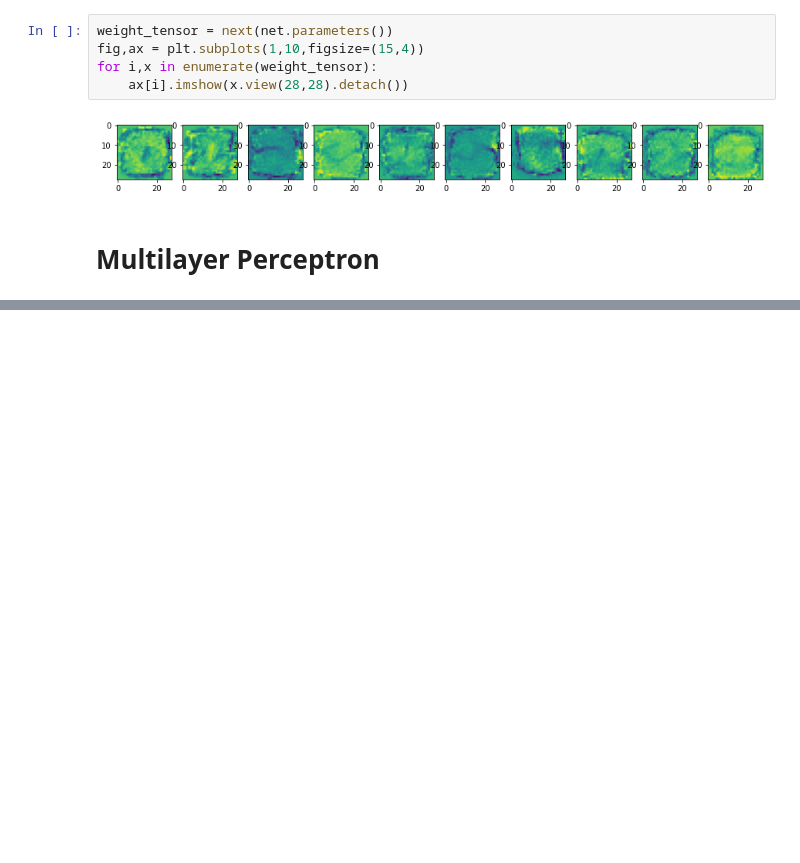
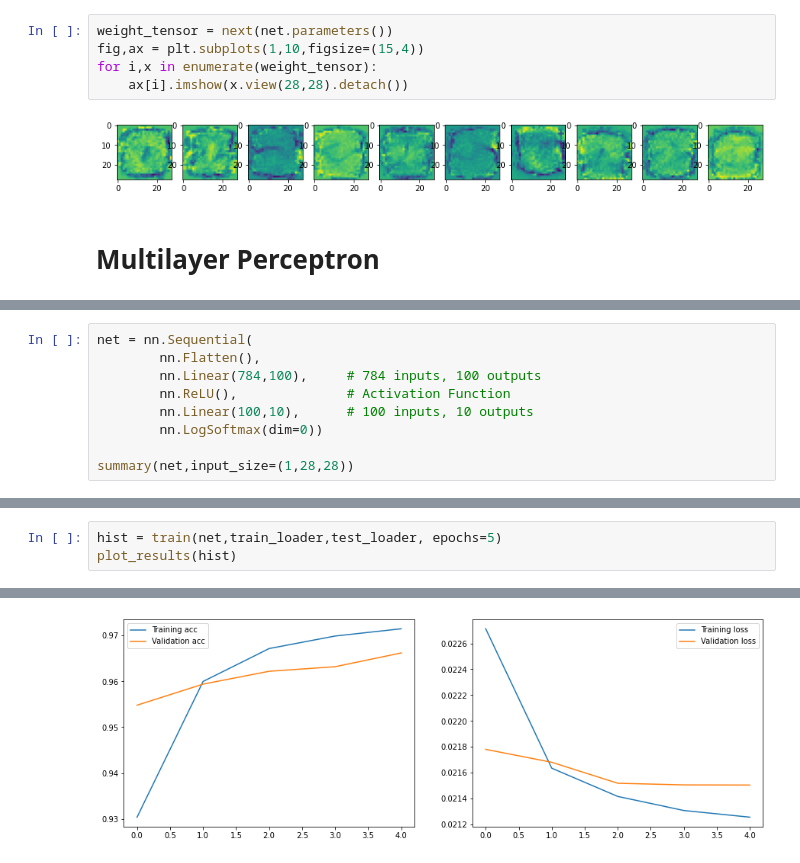
Before and after one commit to BATspock/deeplearning, a Jupyter notebook: CVwithPyTorch.ipynb, the cells around one changed output, grey strips where cells are left out. Cells and saved outputs as stored; diff of their text form; blank space fills up the shorter version.

```diff
--- a/CVwithPyTorch.ipynb
+++ b/CVwithPyTorch.ipynb
@@ -137,0 +172,9 @@ for i,x in enumerate(weight_tensor):
+# %%
+net = nn.Sequential(
+        nn.Flatten(),
+        nn.Linear(784,100),     # 784 inputs, 100 outputs
+        nn.ReLU(),              # Activation Function
+        nn.Linear(100,10),      # 100 inputs, 10 outputs
+        nn.LogSoftmax(dim=0))
+
+summary(net,input_size=(1,28,28))
@@ -137,0 +202,4 @@ for i,x in enumerate(weight_tensor):
+# %%
+hist = train(net,train_loader,test_loader, epochs=5)
+plot_results(hist)
+# %% [output]
@@ -137,0 +211 @@ for i,x in enumerate(weight_tensor):
+[figure, added]
```
Also changed, not shown: parts of 7 cells of this notebook.
